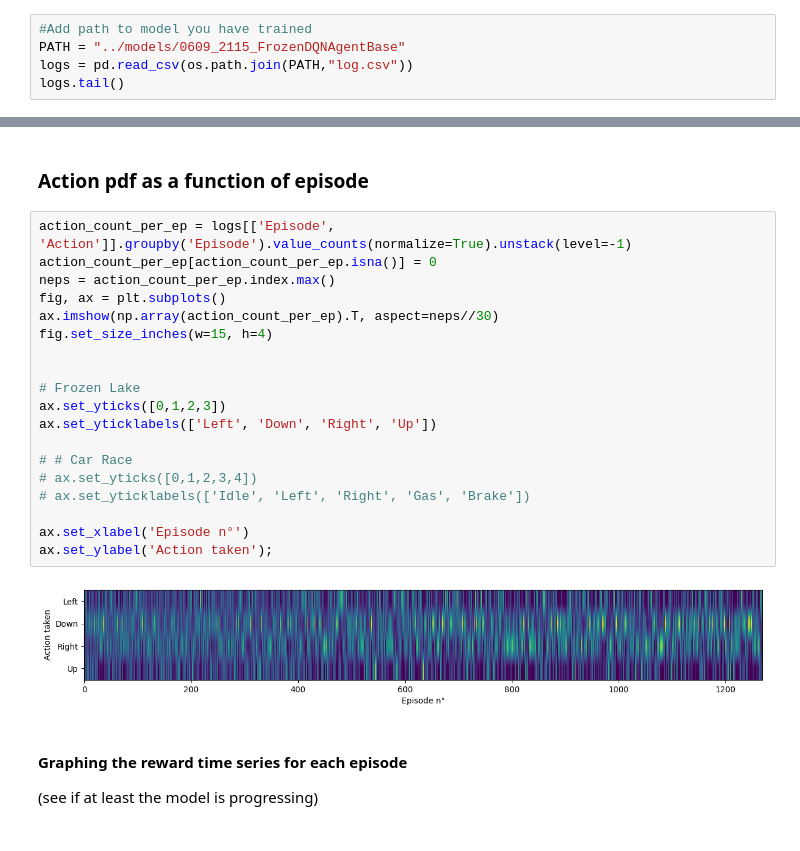
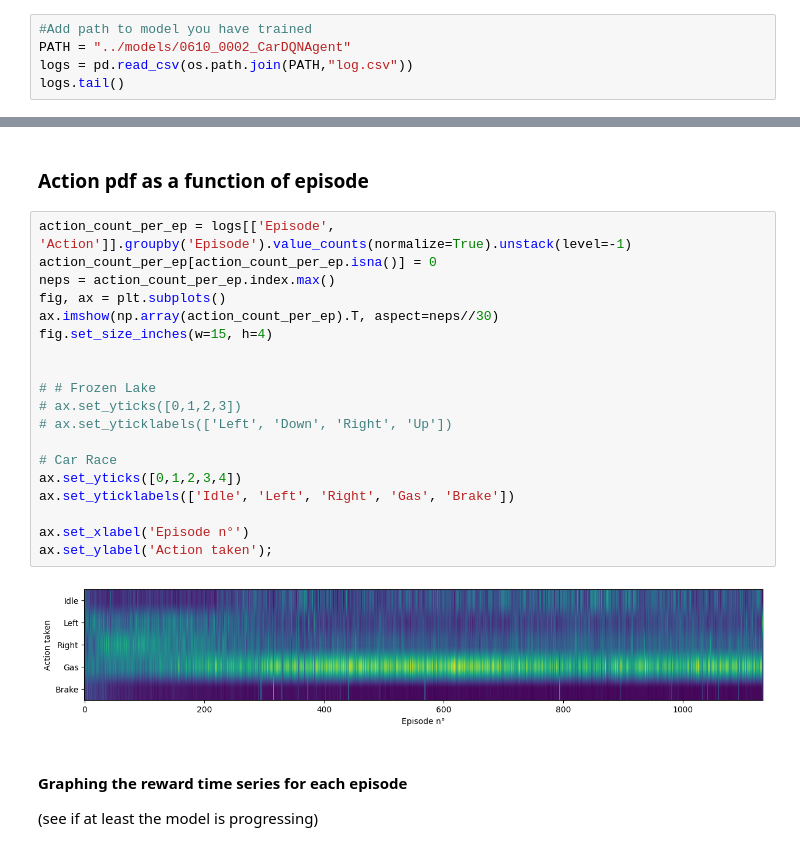
Before and after one commit to Rheyles/from-a-to-b-with-rl, a Jupyter notebook: notebooks/logs.ipynb, the cells around one changed output, grey strips where cells are left out. Cells and saved outputs as stored; diff of their text form.

```diff
--- a/notebooks/logs.ipynb
+++ b/notebooks/logs.ipynb
@@ -13,7 +13,7 @@ import matplotlib.pyplot as plt
 import os
 # %%
 #Add path to model you have trained
-PATH = "../models/0609_2115_FrozenDQNAgentBase"
+PATH = "../models/0610_0002_CarDQNAgent"
 logs = pd.read_csv(os.path.join(PATH,"log.csv"))
 logs.tail()
 # %% [output]
@@ -100,24 +100,24 @@ ax.set_ylabel('Episode length');
 # %%
 action_count_per_ep = logs[['Episode', 'Action']].groupby('Episode').value_counts(normalize=True).unstack(level=-1)
 action_count_per_ep[action_count_per_ep.isna()] = 0
 neps = action_count_per_ep.index.max()
 fig, ax = plt.subplots()
 ax.imshow(np.array(action_count_per_ep).T, aspect=neps//30)
 fig.set_size_inches(w=15, h=4)
 
 
-# Frozen Lake
-ax.set_yticks([0,1,2,3])
-ax.set_yticklabels(['Left', 'Down', 'Right', 'Up'])
+# # Frozen Lake
+# ax.set_yticks([0,1,2,3])
+# ax.set_yticklabels(['Left', 'Down', 'Right', 'Up'])
 
-# # Car Race
-# ax.set_yticks([0,1,2,3,4])
-# ax.set_yticklabels(['Idle', 'Left', 'Right', 'Gas', 'Brake'])
+# Car Race
+ax.set_yticks([0,1,2,3,4])
+ax.set_yticklabels(['Idle', 'Left', 'Right', 'Gas', 'Brake'])
 
 ax.set_xlabel('Episode n°')
 ax.set_ylabel('Action taken');
 # %% [output]
-[figure, old version]
+[figure, new version]
 # %% [markdown]
 #### Graphing the reward time series for each episode
 (see if at least the model is progressing)
```
Also changed, not shown: parts of 6 cells of this notebook, 13 other files.
